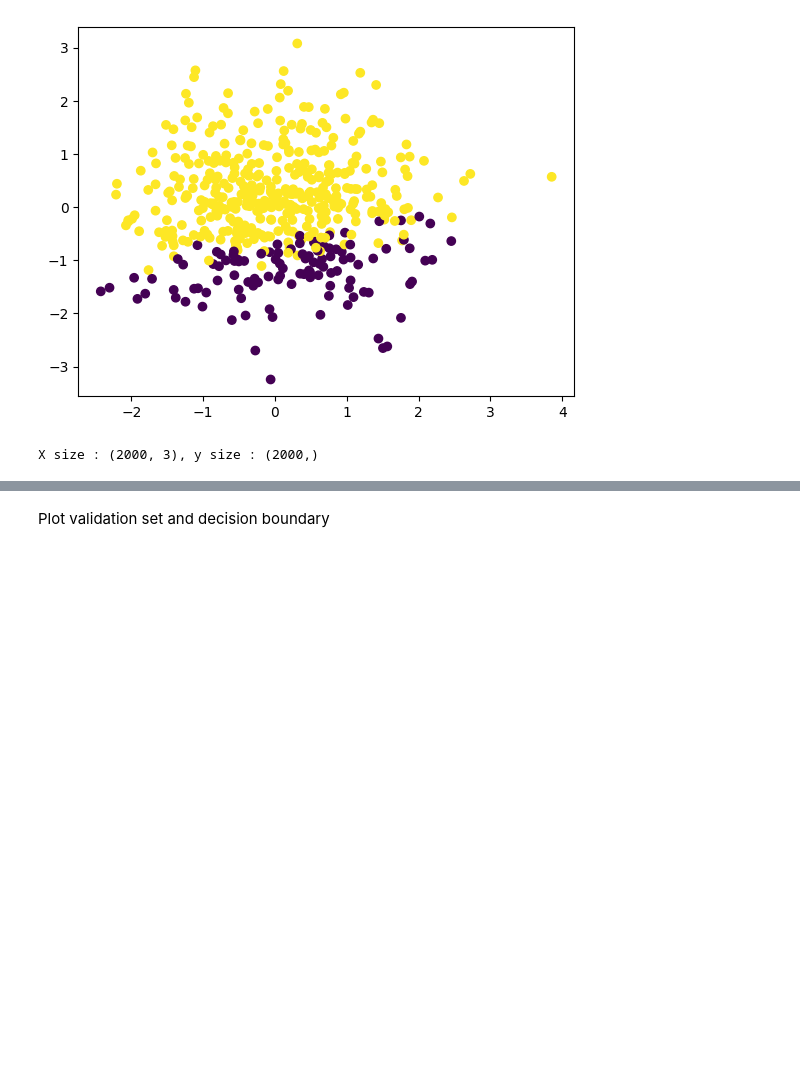
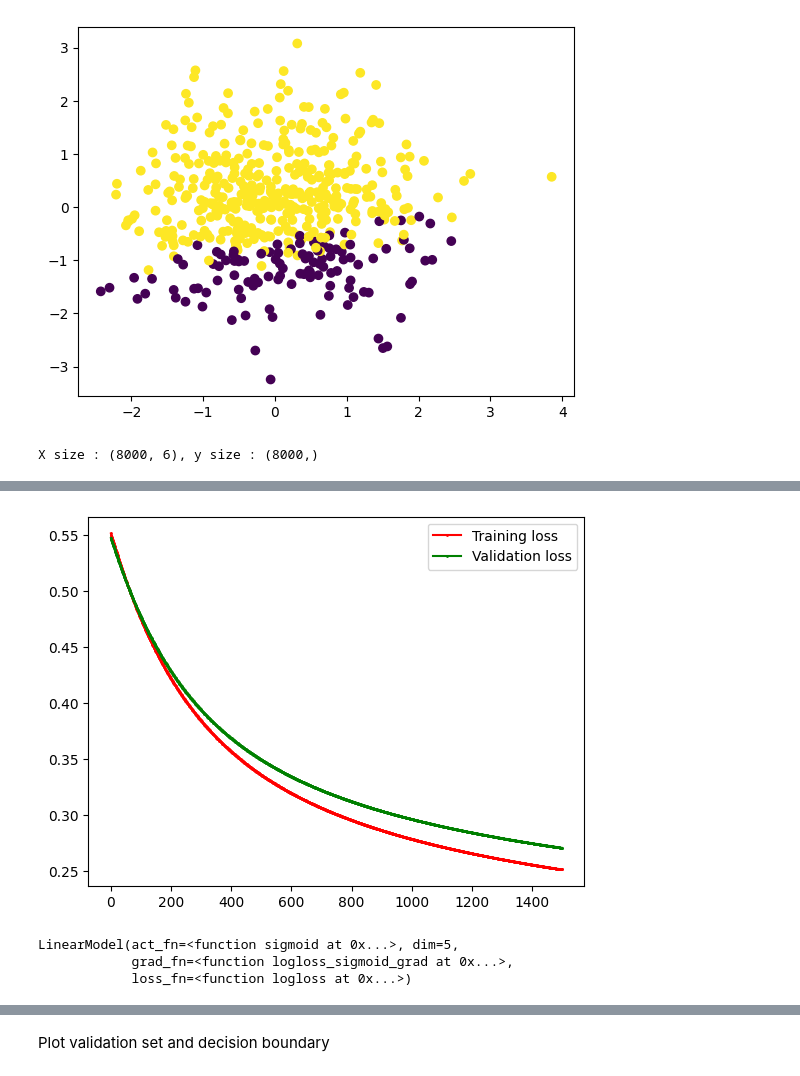
Before and after one commit to JanaAlisa2010/Jana_DM2026-Assignment-2, a Jupyter notebook: Logistic_Regression.ipynb, the cells around one changed output, grey strips where cells are left out. Saved outputs shown, nothing was run; the diff lists cells and outputs as text; code cells hidden in the pictures; blank space fills up the shorter version.

```diff
--- a/Logistic_Regression.ipynb
+++ b/Logistic_Regression.ipynb
@@ -25,7 +25,7 @@ plt.scatter(X[:,1],X[:,2],c=y)
 [figure]
 # %%
 # loading data
-loaded_data = np.load(f'data/logistic_data/logistic_data_A.npz')
+loaded_data = np.load(f'data/logistic_data/logistic_data_D.npz')
 
 X = loaded_data['X_data']
 y = loaded_data['y_data']
@@ -38,7 +38,7 @@ print(f"X size : {X.shape}, y size : {y.shape}")
 size = X.shape[0]
 dim = X.shape[1]-1
 # %% [output]
-X size : (2000, 3), y size : (2000,)
+X size : (8000, 6), y size : (8000,)
 # %%
 # Train the model
 from model.linear_model import LinearModel
@@ -56,5 +56,5 @@ X_train,y_train,X_val,y_val = get_train_val(X,y)
 
 # Setting model and starting training
 model = LinearModel(dim,False,loss_fn,grad_fn,act_fn)
-model.fit(X_train,y_train,lr=0.1,n_iteration =500,val_ratio=0.2)
+model.fit(X_train,y_train,lr=0.01,n_iteration =1500,val_ratio=0.2)
 # %% [output]
@@ -62,3 +78,7 @@ NameError: name 'np' is not defined
+[figure, added]
+LinearModel(act_fn=<function sigmoid at 0x...>, dim=5,
+            grad_fn=<function logloss_sigmoid_grad at 0x...>,
+            loss_fn=<function logloss at 0x...>)
 # %%
 # Get the Prediction
 y_val_pred = model.predict(X_val)
```
Also changed, not shown: parts of 3 cells of this notebook, 2 other files.
